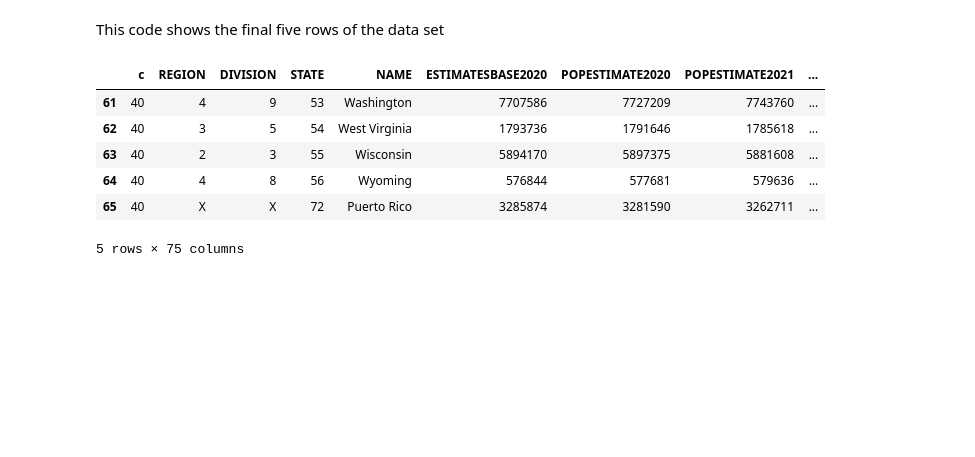
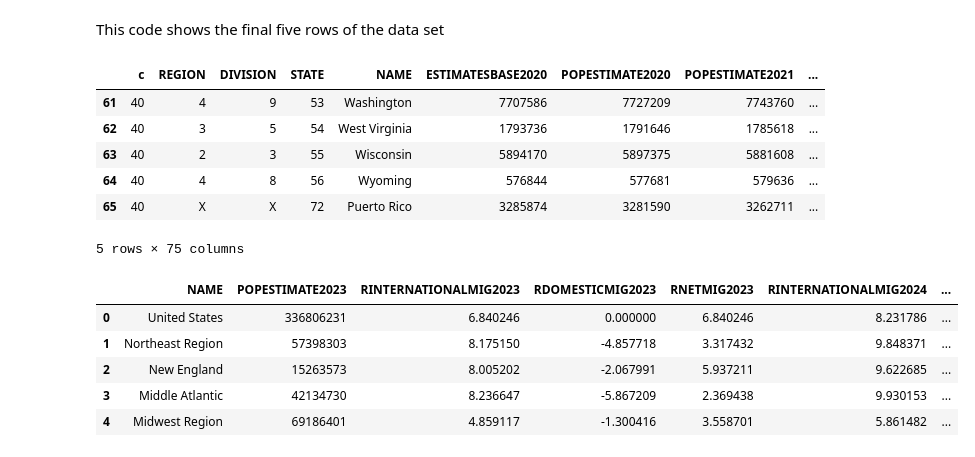
Before and after one commit to MWPerrineJr/Population-EDA, a Jupyter notebook: population.ipynb, the cells around one changed output. Saved outputs shown, nothing was run; the diff lists cells and outputs as text; code cells hidden in the pictures; blank space fills up the shorter version.

```diff
--- a/population.ipynb
+++ b/population.ipynb
@@ -32,0 +36,9 @@ new_pop_data.tail()
+# %%
+pop_sub.head()
+# %% [output]
+|  | NAME | POPESTIMATE2023 | RINTERNATIONALMIG2023 | RDOMESTICMIG2023 | RNETMIG2023 | RINTERNATIONALMIG2024 | ... |
+| 0 | United States | 336806231 | 6.840246 | 0.000000 | 6.840246 | 8.231786 | ... |
+| 1 | Northeast Region | 57398303 | 8.175150 | -4.857718 | 3.317432 | 9.848371 | ... |
+| 2 | New England | 15263573 | 8.005202 | -2.067991 | 5.937211 | 9.622685 | ... |
+| 3 | Middle Atlantic | 42134730 | 8.236647 | -5.867209 | 2.369438 | 9.930153 | ... |
+| 4 | Midwest Region | 69186401 | 4.859117 | -1.300416 | 3.558701 | 5.861482 | ... |
```
Also changed, not shown: parts of 7 cells of this notebook.
